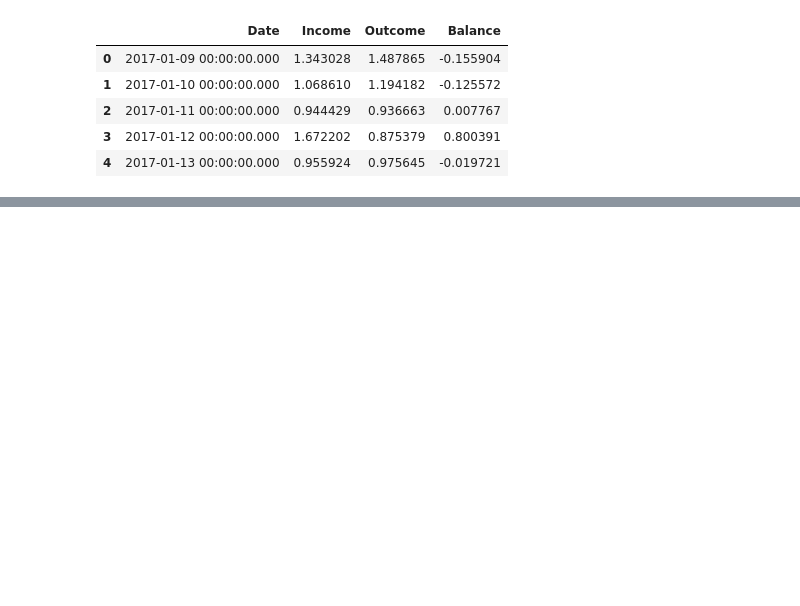
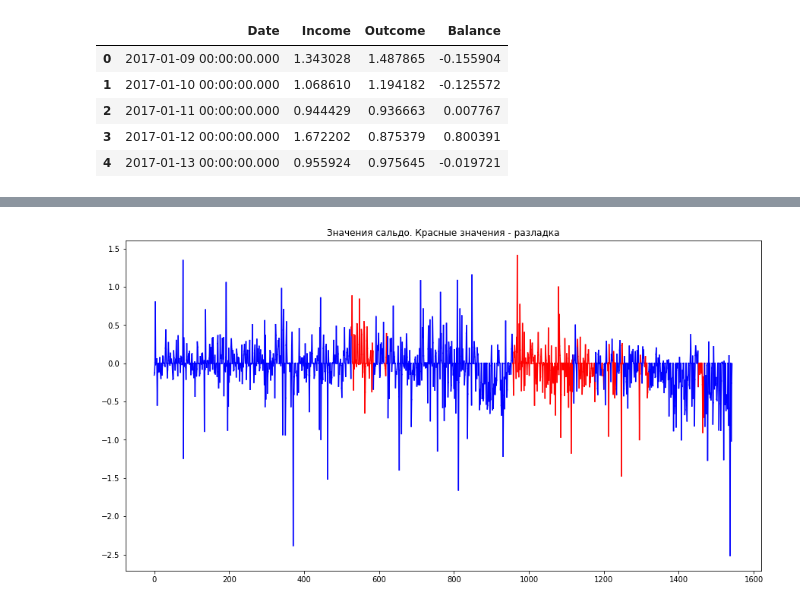
Before and after one commit to AndBoyS/hse-time-series-liquidity, a Jupyter notebook: notebooks/breakpoint_finding.ipynb, the cells around one changed output, grey strips where cells are left out. Saved outputs shown, nothing was run; the diff lists cells and outputs as text; code cells hidden in the pictures; blank space fills up the shorter version.

```diff
--- a/notebooks/breakpoint_finding.ipynb
+++ b/notebooks/breakpoint_finding.ipynb
@@ -55,0 +54,15 @@ plt.show()
+# %%
+# визуализируем сальдо с порогами
+fig, ax = plt.subplots(figsize=(15,8))
+
+for i in range(1, len(df['Balance'].values)):
+
+    x = [i-1, i]
+    y = [df['Balance'].values[i-1], df['Balance'].values[i]]
+
+    ax.plot(x, y, color=cusum.breakpoints[i])
+
+plt.title('Значения сальдо. Красные значения - разладка')
+plt.show()
+# %% [output]
+[figure, added]
```
Also changed, not shown: parts of 6 cells of this notebook, 1 other file.
